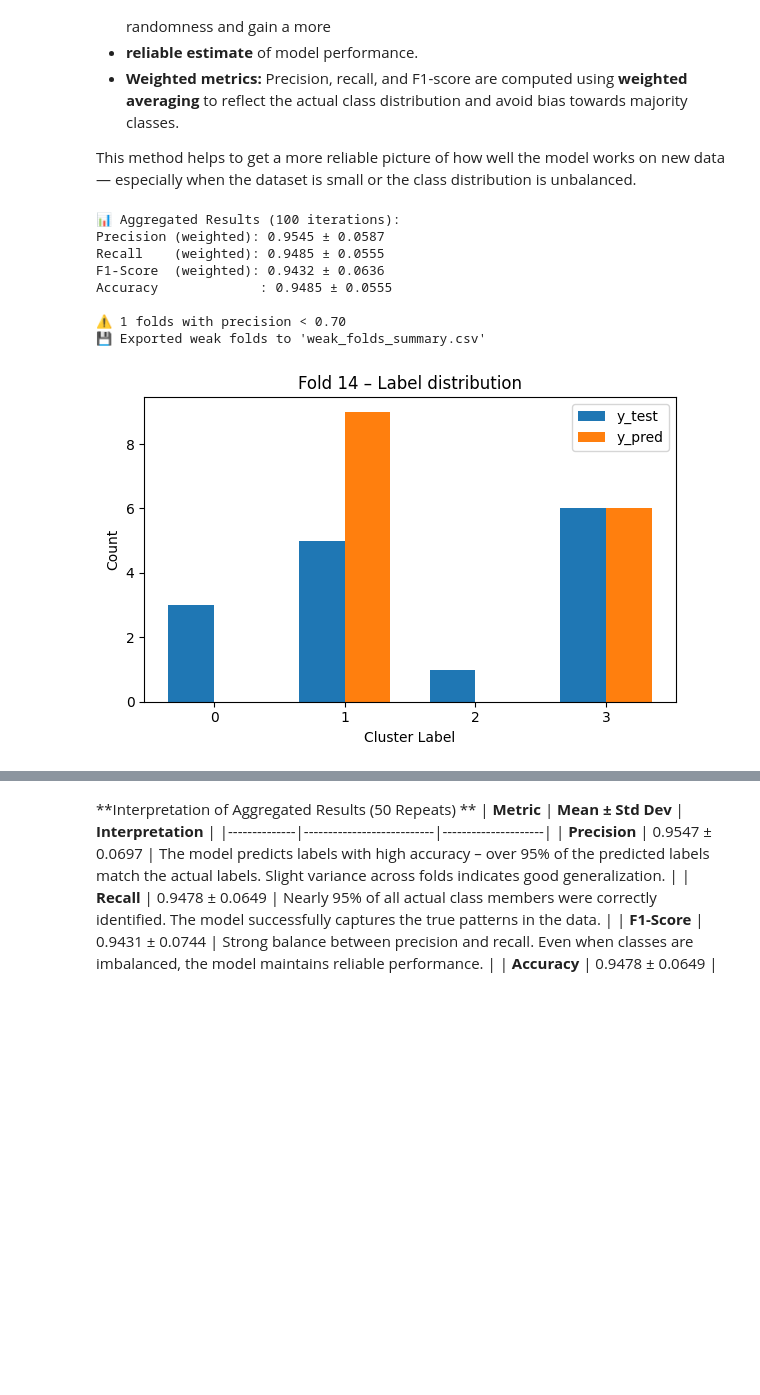
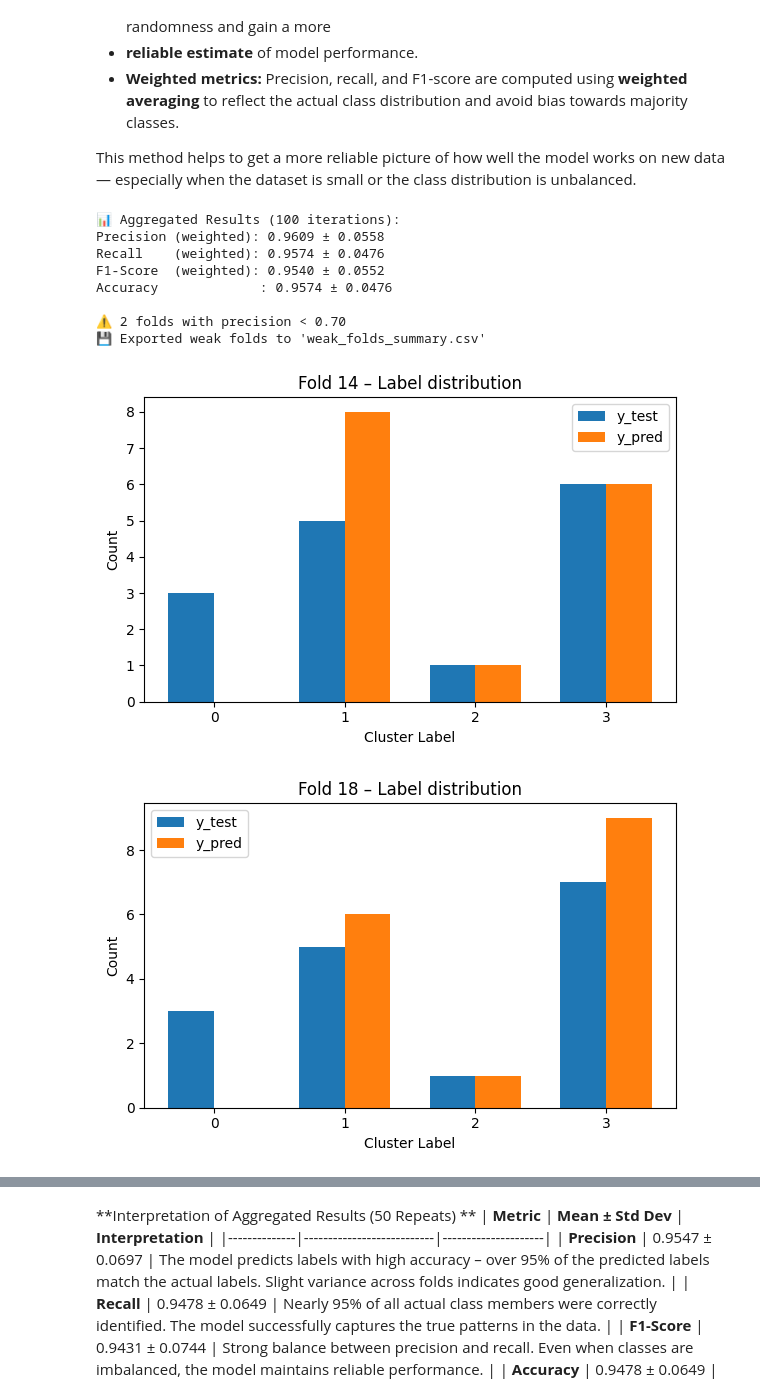
Before and after one commit to KonstantinData/Mastery-Project-Masterschool, a Jupyter notebook: mastery-project-masterschool/notebooks/mastery-project-2025.ipynb, the cells around one changed output, grey strips where cells are left out. Saved outputs shown, nothing was run; the diff lists cells and outputs as text; code cells hidden in the pictures; blank space fills up the shorter version.

```diff
--- a/mastery-project-masterschool/notebooks/mastery-project-2025.ipynb
+++ b/mastery-project-masterschool/notebooks/mastery-project-2025.ipynb
@@ -811,7 +813,7 @@ for i, (train_index, test_index) in enumerate(all_splits):
     X_train, X_test = X.iloc[train_index], X.iloc[test_index]
     y_train, y_test = y.iloc[train_index], y.iloc[test_index]
 
-    clf = RandomForestClassifier(n_estimators=100, random_state=42)
+    clf = RandomForestClassifier(n_estimators=100, random_state=42, class_weight="balanced") # class_weight="balanced" insert becauce Fold 14 was to week.
     clf.fit(X_train, y_train)
     y_pred = clf.predict(X_test)
 
@@ -863,36 +865,37 @@ if bad_folds:
             })
     df_export = pd.DataFrame(export_data)
     df_export.to_csv("weak_folds_summary.csv", index=False)
     print("💾 Exported weak folds to 'weak_folds_summary.csv'")
 
     # Optional: visualize each bad fold
     for fold in bad_folds:
         labels = sorted(set(list(fold["y_test"].keys()) + list(fold["y_pred"].keys())))
         y_test_vals = [fold["y_test"].get(l, 0) for l in labels]
         y_pred_vals = [fold["y_pred"].get(l, 0) for l in labels]
 
         x = np.arange(len(labels))
         width = 0.35
 
         plt.figure(figsize=(6, 4))
         plt.bar(x - width/2, y_test_vals, width, label='y_test')
         plt.bar(x + width/2, y_pred_vals, width, label='y_pred')
         plt.xticks(x, labels)
         plt.title(f"Fold {fold['fold']} – Label distribution")
         plt.xlabel("Cluster Label")
         plt.ylabel("Count")
         plt.legend()
         plt.tight_layout()
         plt.show()
 else:
     print("\n✅ No weak folds detected (precision < 0.70)")
 # %% [output]
 📊 Aggregated Results (100 iterations):
-Precision (weighted): 0.9545 ± 0.0587
-Recall    (weighted): 0.9485 ± 0.0555
-F1-Score  (weighted): 0.9432 ± 0.0636
-Accuracy             : 0.9485 ± 0.0555
+Precision (weighted): 0.9609 ± 0.0558
+Recall    (weighted): 0.9574 ± 0.0476
+F1-Score  (weighted): 0.9540 ± 0.0552
+Accuracy             : 0.9574 ± 0.0476
 
-⚠️ 1 folds with precision < 0.70
+⚠️ 2 folds with precision < 0.70
 💾 Exported weak folds to 'weak_folds_summary.csv'
-[figure, old version]
+[figure, new version]
+[figure, added]
```
Also changed, not shown: parts of 5 cells of this notebook, 1 other file.
